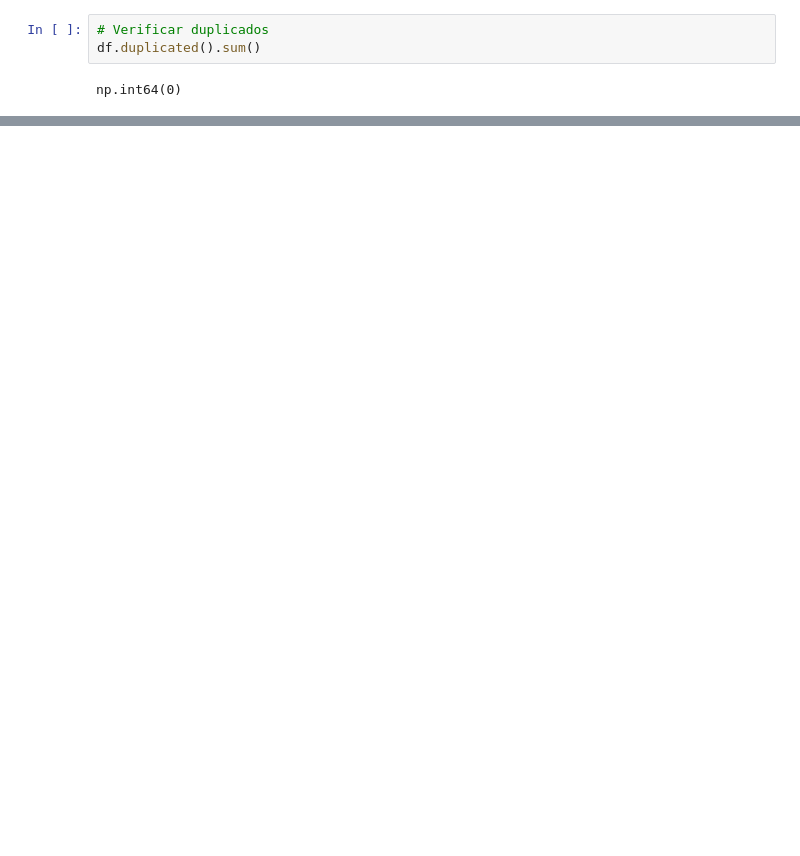
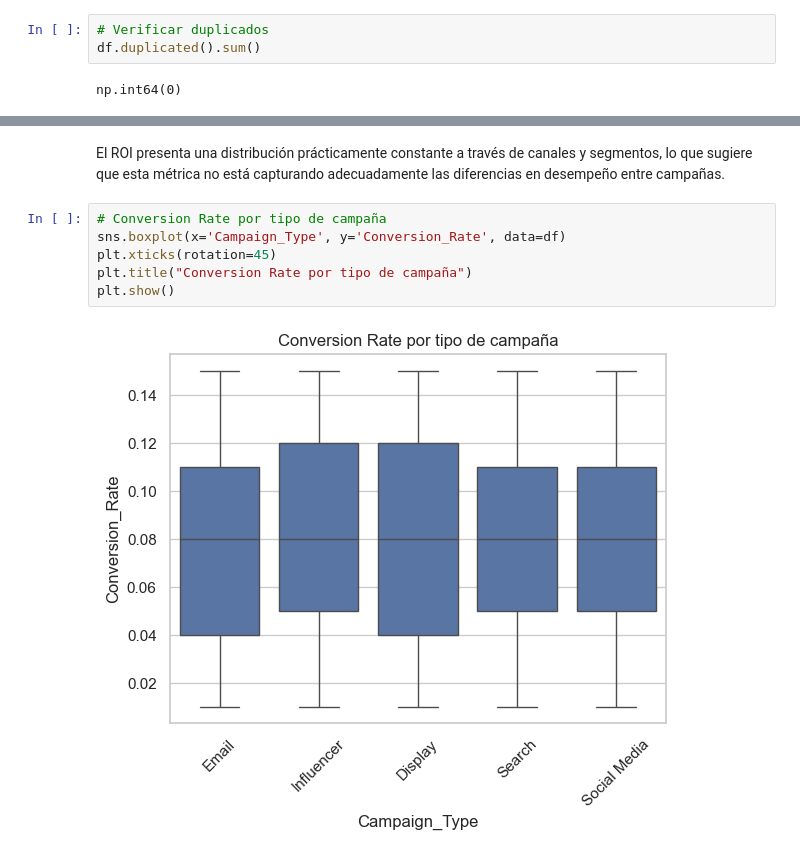
Before and after one commit to ariadnaschz/Marketing-Niche-Discovery, a Jupyter notebook: Notebooks/analysis.ipynb, the cells around one changed output, grey strips where cells are left out. Saved outputs shown, nothing was run; the diff lists cells and outputs as text; blank space fills up the shorter version.

```diff
--- a/Notebooks/analysis.ipynb
+++ b/Notebooks/analysis.ipynb
@@ -100,0 +157,10 @@ np.int64(0)
+# %% [markdown]
+El ROI presenta una distribución prácticamente constante a través de canales y segmentos, lo que sugiere que esta métrica no está capturando adecuadamente las diferencias en desempeño entre campañas.
+# %%
+# Conversion Rate por tipo de campaña
+sns.boxplot(x='Campaign_Type', y='Conversion_Rate', data=df)
+plt.xticks(rotation=45)
+plt.title("Conversion Rate por tipo de campaña")
+plt.show()
+# %% [output]
+[figure, added]
```
Also changed, not shown: parts of 17 cells of this notebook.
